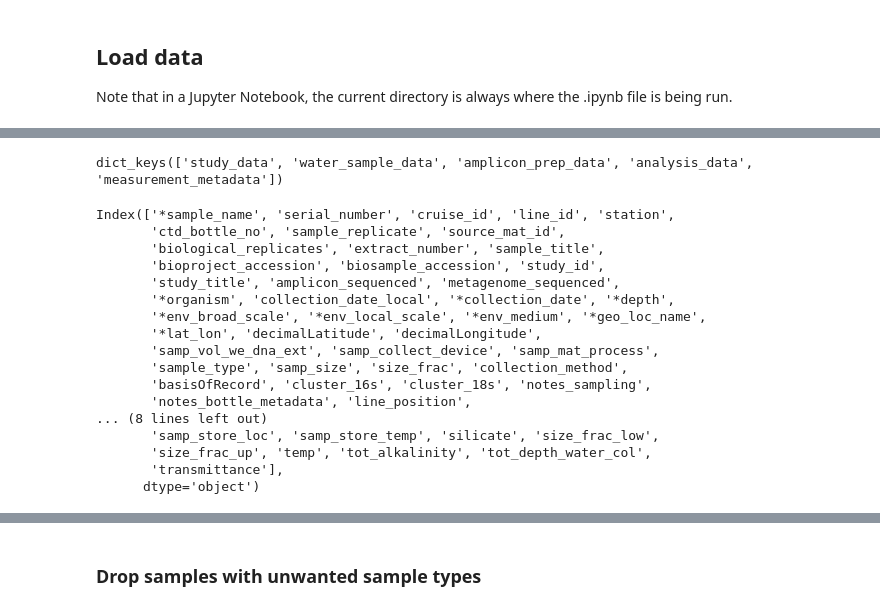
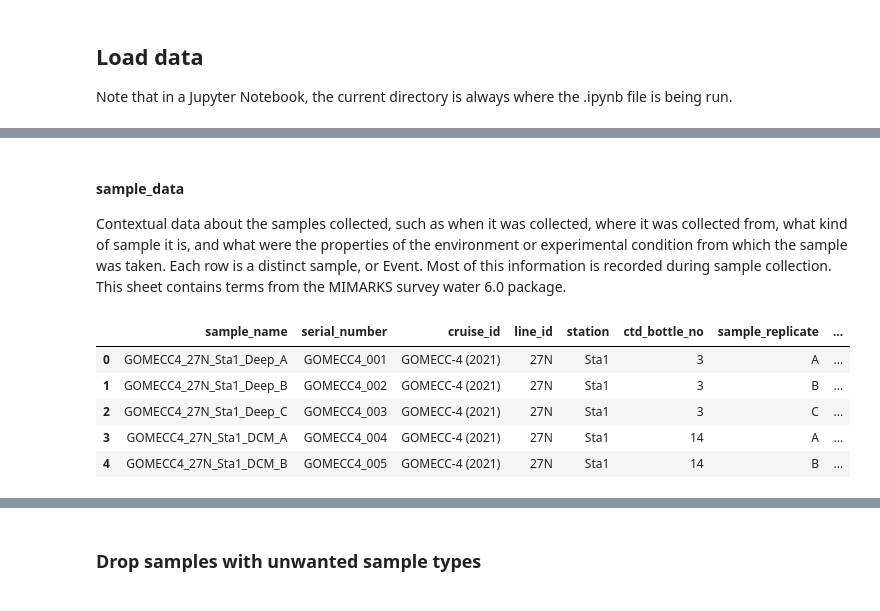
Before and after one commit to aomlomics/edna2obis, a Jupyter notebook: src/edna2obis_conversion_code.ipynb, the cells around one changed output, grey strips where cells are left out. Saved outputs shown, nothing was run; the diff lists cells and outputs as text; code cells hidden in the pictures.

```diff
--- a/src/edna2obis_conversion_code.ipynb
+++ b/src/edna2obis_conversion_code.ipynb
@@ -105,8 +126,4 @@ data = pd.read_excel(
     [params['study_data'],params['sample_data'],params['prep_data'],params['analysis_data'],params['msmt_metadata']],
     index_col=None, na_values=[""], comment="#"
 )
-# %%
-data.keys()
-# %% [output]
-dict_keys(['study_data', 'water_sample_data', 'amplicon_prep_data', 'analysis_data', 'measurement_metadata'])
 # %%
@@ -118,20 +138,12 @@ data['study_data'] = data.pop(params['study_data'])
+# %% [markdown]
+#### sample_data
+Contextual data about the samples collected, such as when it was collected, where it was collected from, what kind of sample it is, and what were the properties of the environment or experimental condition from which the sample was taken. Each row is a distinct sample, or Event. Most of this information is recorded during sample collection. This sheet contains terms from the MIMARKS survey water 6.0 package.
 # %%
-data['sample_data'].columns
+data['sample_data'].head()
 # %% [output]
-Index(['*sample_name', 'serial_number', 'cruise_id', 'line_id', 'station',
-       'ctd_bottle_no', 'sample_replicate', 'source_mat_id',
-       'biological_replicates', 'extract_number', 'sample_title',
-       'bioproject_accession', 'biosample_accession', 'study_id',
-       'study_title', 'amplicon_sequenced', 'metagenome_sequenced',
-       '*organism', 'collection_date_local', '*collection_date', '*depth',
-       '*env_broad_scale', '*env_local_scale', '*env_medium', '*geo_loc_name',
-       '*lat_lon', 'decimalLatitude', 'decimalLongitude',
-       'samp_vol_we_dna_ext', 'samp_collect_device', 'samp_mat_process',
-       'sample_type', 'samp_size', 'size_frac', 'collection_method',
-       'basisOfRecord', 'cluster_16s', 'cluster_18s', 'notes_sampling',
-       'notes_bottle_metadata', 'line_position',
-... (8 lines left out)
-       'samp_store_loc', 'samp_store_temp', 'silicate', 'size_frac_low',
-       'size_frac_up', 'temp', 'tot_alkalinity', 'tot_depth_water_col',
-       'transmittance'],
-      dtype='object')
+|  | sample_name | serial_number | cruise_id | line_id | station | ctd_bottle_no | sample_replicate | ... |
+| 0 | GOMECC4_27N_Sta1_Deep_A | GOMECC4_001 | GOMECC-4 (2021) | 27N | Sta1 | 3 | A | ... |
+| 1 | GOMECC4_27N_Sta1_Deep_B | GOMECC4_002 | GOMECC-4 (2021) | 27N | Sta1 | 3 | B | ... |
+| 2 | GOMECC4_27N_Sta1_Deep_C | GOMECC4_003 | GOMECC-4 (2021) | 27N | Sta1 | 3 | C | ... |
+| 3 | GOMECC4_27N_Sta1_DCM_A | GOMECC4_004 | GOMECC-4 (2021) | 27N | Sta1 | 14 | A | ... |
+| 4 | GOMECC4_27N_Sta1_DCM_B | GOMECC4_005 | GOMECC-4 (2021) | 27N | Sta1 | 14 | B | ... |
```
Also changed, not shown: parts of 59 cells of this notebook.
